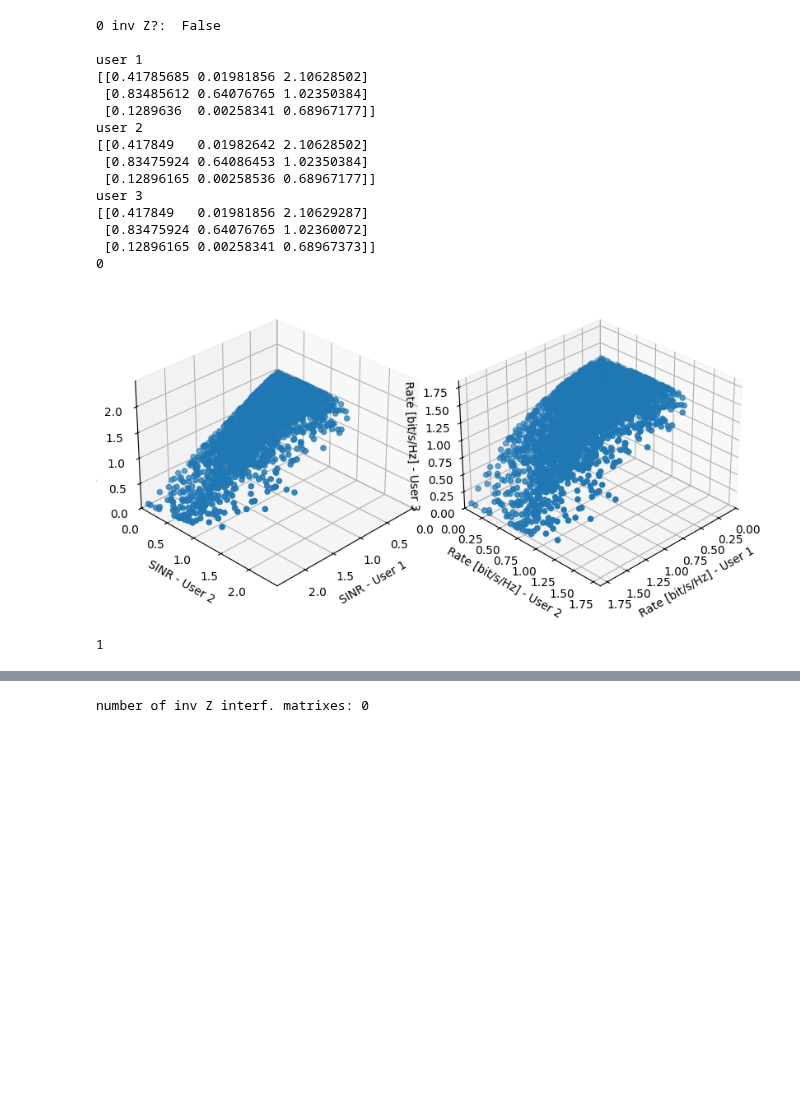
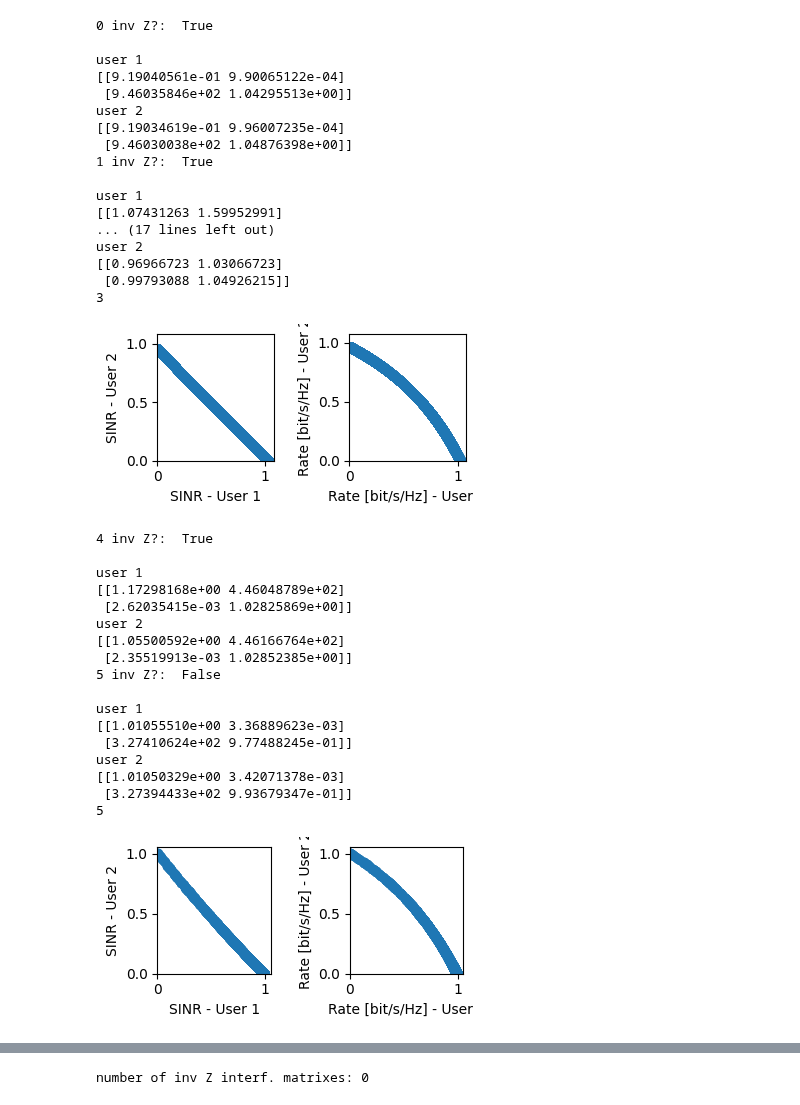
Before and after one commit to isabel-vs/masterthesis, a Jupyter notebook: sinr_region.ipynb, the cells around one changed output, grey strips where cells are left out. Drawn from its saved outputs; the diff is of its cells as text; code cells hidden in the pictures; blank space fills up the shorter version.

```diff
--- a/sinr_region.ipynb
+++ b/sinr_region.ipynb
@@ -10,38 +10,39 @@ import time
 network_params = {"realizations": 1000  #(200 originally) small scale realizations  (Critical : should be a large value if large number APs and UEs are used)
                     , "tau_c": 200 # total samples in coherence block
                     , "tau_p": 2  # samples for pilots
-                    , "p_k": 200  # uplink max power (mW)
+                    , "p_k": 100  # uplink max power (mW)
                                      }
 
 area_params = {"delta_h": 10 # height difference
-                    , "area": 100  # lxl Service Area
+                    , "area": 500  # lxl Service Area
                     , "bandwidth": 100e6
-                    , "L": 4  # APs
+                    , "L": 1  # APs
                     , "N": 1  # antennas per AP
-                    , "K": 3  # UEs
+                    , "K": 2  # UEs
                     , "carrier_frequency": 2000  # carrier frequency (MHz)
                     , "sigma_sf_los": 8  # Shadow fading LoS (dB)
-                    , "AP_pos_rand": True
+                    , "AP_pos_rand": False
                                      }
 
-sim_params = {"setups": 5000,
+sim_params = {"setups": 100000,
                      "batch":network_params["realizations"],
                      "v":-1,
                      "d": 0,   #rician factor (0: no LoS component)
                      "norm_type" : np.inf,
-                     "tests" :50
+                     "tests" :1
                     }
 # %%
 L = area_params["L"]
 N = area_params["N"]
 K = area_params["K"]
 p_max = network_params["p_k"]
-filename = f"RateRegions/Areas Sim/results_L{L}N{N}K{K}_rician0.pkl"
+# filename = f"RateRegions/Areas Sim/results_L{L}N{N}K{K}_rician0.pkl"
+filename = "test50_area_L1N1K2.pkl"
 area_block = pickle.load(open(filename, "rb"))
 
 num_invZ = 0
 
-for i in range(1):
+for i in range(50):
     inv_interf = True
     (R_block, B_block, HMean_block, kappa_block, UEpos_block, APpos_block) = area_block
 
@@ -87,8 +88,8 @@ for i in range(1):
     #-----------
 
     %matplotlib inline
-    # if inv_interf == False:
-    if True:
+    if inv_interf == False:
+    # if True:
         print(i)
         if K==3:
             x,y,z = SINR
@@ -138,49 +139,68 @@ for i in range(1):
             # ax2.scatter(0.660822, 1.261142, 0.800651, marker='X', linewidths=20)
 
         elif K==2:
-            fig, (ax1, ax2) = plt.subplots(1, 2, figsize=(8,4))
+            fig, (ax1, ax2) = plt.subplots(1, 2, figsize=(4,2))
             ax1.scatter(x,y)
 
             # ax1.plot([0,max_val], [0,max_val])
 
             ax1.set_xlabel("SINR - User 1", fontsize=10)
             ax1.set_ylabel("SINR - User 2", fontsize=10)
             ax1.set_xlim([0, max_val + 0.05*max_val])
             ax1.set_ylim([0, max_val + 0.05*max_val])
 
             ax2.scatter(rate_x, rate_y)
 
             ax2.set_xlabel("Rate [bit/s/Hz] - User 1", fontsize=10)
             ax2.set_ylabel("Rate [bit/s/Hz] - User 2", fontsize=10)
             ax2.set_xlim([0, max_rate + 0.05*max_rate])
             ax2.set_ylim([0, max_rate + 0.05*max_rate])
 
-            sinr_opt = [2.76824669, 7.66179467]
-            ax1.scatter(sinr_opt[0], sinr_opt[1])
+            # sinr_opt = [2.76824669, 7.66179467]
+            # ax1.scatter(sinr_opt[0], sinr_opt[1])
             # ax2.plot([0, 2*rate_opt[0]], [0, 2*rate_opt[1]])
 
-            rate_opt = [1.91389342, 3.11466597]
-            ax2.scatter(rate_opt[0], rate_opt[1])
+            # rate_opt = [1.91389342, 3.11466597]
+            # ax2.scatter(rate_opt[0], rate_opt[1])
             # ax2.plot([0, 2*rate_opt[0]], [0, 2*rate_opt[1]])
 
         plt.tight_layout()
         plt.show()
 print(num_invZ)
 # %% [output]
-0 inv Z?:  False
+0 inv Z?:  True
 
 user 1
-[[0.41785685 0.01981856 2.10628502]
- [0.83485612 0.64076765 1.02350384]
- [0.1289636  0.00258341 0.68967177]]
+[[9.19040561e-01 9.90065122e-04]
+ [9.46035846e+02 1.04295513e+00]]
 user 2
-[[0.417849   0.01982642 2.10628502]
- [0.83475924 0.64086453 1.02350384]
- [0.12896165 0.00258536 0.68967177]]
-user 3
-[[0.417849   0.01981856 2.10629287]
- [0.83475924 0.64076765 1.02360072]
- [0.12896165 0.00258341 0.68967373]]
-0
+[[9.19034619e-01 9.96007235e-04]
+ [9.46030038e+02 1.04876398e+00]]
+1 inv Z?:  True
+
+user 1
+[[1.07431263 1.59952991]
+... (17 lines left out)
+user 2
+[[0.96966723 1.03066723]
+ [0.99793088 1.04926215]]
+3
-[figure, old version]
+[figure, new version]
-1
+4 inv Z?:  True
+
+user 1
+[[1.17298168e+00 4.46048789e+02]
+ [2.62035415e-03 1.02825869e+00]]
+user 2
+[[1.05500592e+00 4.46166764e+02]
+ [2.35519913e-03 1.02852385e+00]]
+5 inv Z?:  False
+
+user 1
+[[1.01055510e+00 3.36889623e-03]
+ [3.27410624e+02 9.77488245e-01]]
+user 2
+[[1.01050329e+00 3.42071378e-03]
+ [3.27394433e+02 9.93679347e-01]]
+5
+[figure, added]
```
Also changed, not shown: parts of 2 cells of this notebook, 40 other files.
